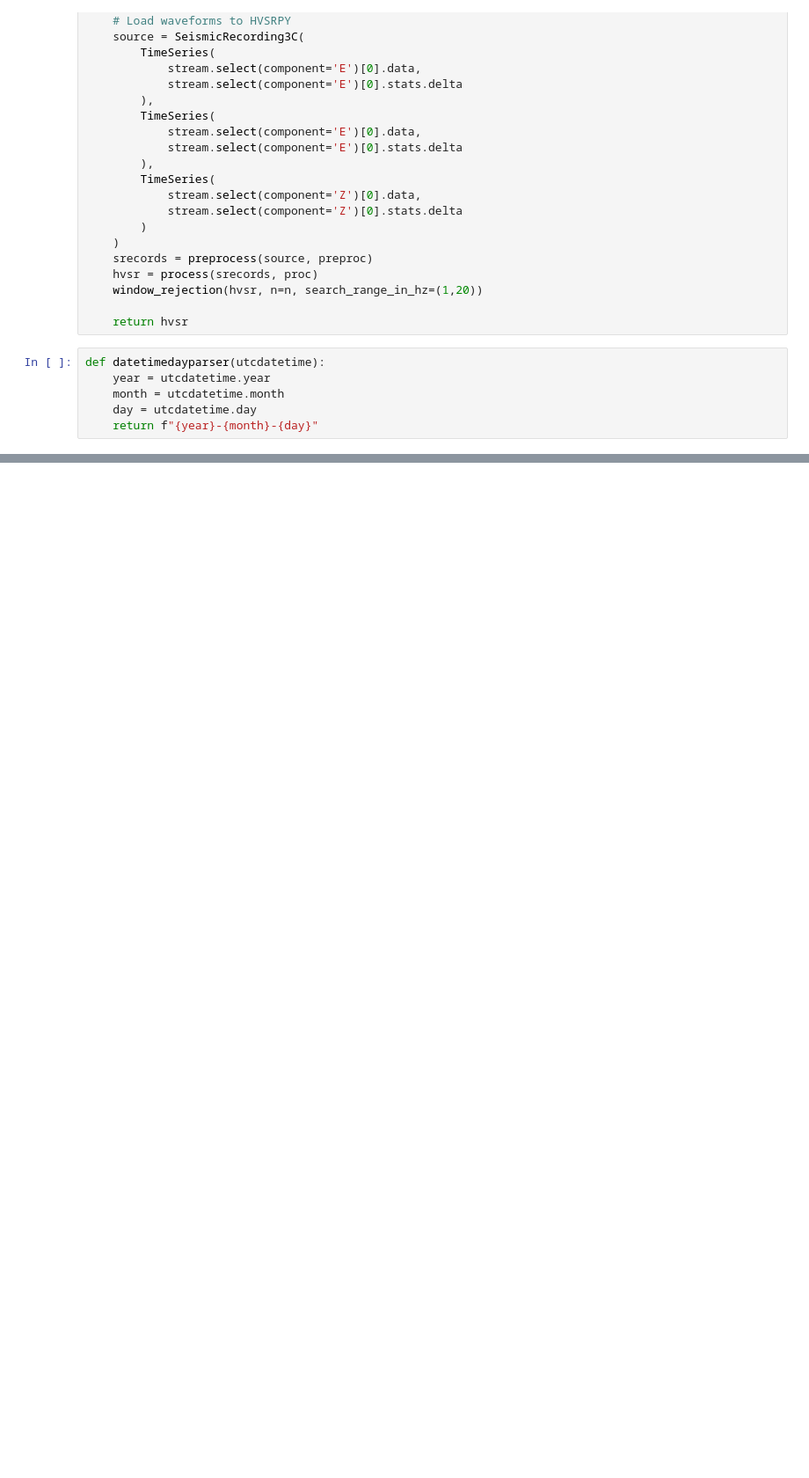
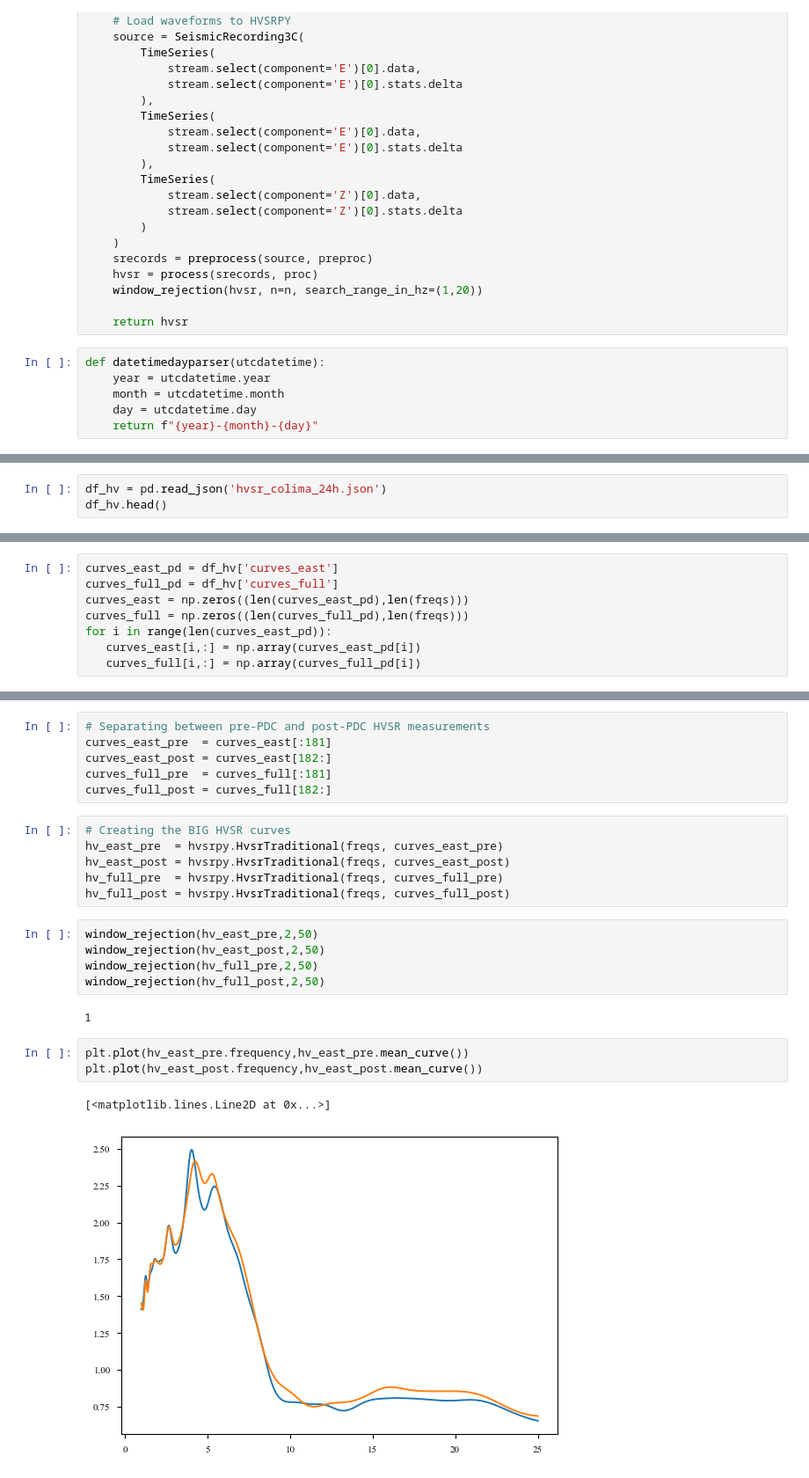
Before and after one commit to barrosofernandez/colima-lahar-hvsr, a Jupyter notebook: hvsr.ipynb, the cells around one changed output, grey strips where cells are left out. Shown: that part at 88% size. Saved outputs shown, nothing was run; the diff lists cells and outputs as text; blank space fills up the shorter version.

Commit message:
test plots

```diff
--- a/hvsr.ipynb
+++ b/hvsr.ipynb
@@ -239,0 +256,3 @@ df_hv
+# %%
+df_hv = pd.read_json('hvsr_colima_24h.json')
+df_hv.head()
@@ -239,0 +275,8 @@ df_hv
+# %%
+curves_east_pd = df_hv['curves_east']
+curves_full_pd = df_hv['curves_full']
+curves_east = np.zeros((len(curves_east_pd),len(freqs)))
+curves_full = np.zeros((len(curves_full_pd),len(freqs)))
+for i in range(len(curves_east_pd)):
+   curves_east[i,:] = np.array(curves_east_pd[i])
+   curves_full[i,:] = np.array(curves_full_pd[i])
@@ -239,0 +323,25 @@ df_hv
+# %%
+# Separating between pre-PDC and post-PDC HVSR measurements
+curves_east_pre  = curves_east[:181]
+curves_east_post = curves_east[182:]
+curves_full_pre  = curves_full[:181]
+curves_full_post = curves_full[182:]
+# %%
+# Creating the BIG HVSR curves
+hv_east_pre  = hvsrpy.HvsrTraditional(freqs, curves_east_pre)
+hv_east_post = hvsrpy.HvsrTraditional(freqs, curves_east_post)
+hv_full_pre  = hvsrpy.HvsrTraditional(freqs, curves_full_pre)
+hv_full_post = hvsrpy.HvsrTraditional(freqs, curves_full_post)
+# %%
+window_rejection(hv_east_pre,2,50)
+window_rejection(hv_east_post,2,50)
+window_rejection(hv_full_pre,2,50)
+window_rejection(hv_full_post,2,50)
+# %% [output]
+1
+# %%
+plt.plot(hv_east_pre.frequency,hv_east_pre.mean_curve())
+plt.plot(hv_east_post.frequency,hv_east_post.mean_curve())
+# %% [output]
+[<matplotlib.lines.Line2D at 0x...>]
+[figure, added]
```
Also changed, not shown: parts of 26 cells of this notebook.
